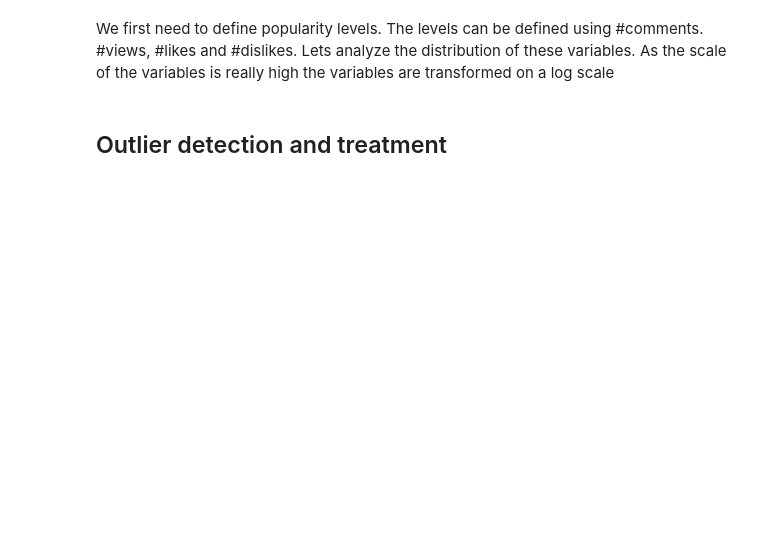
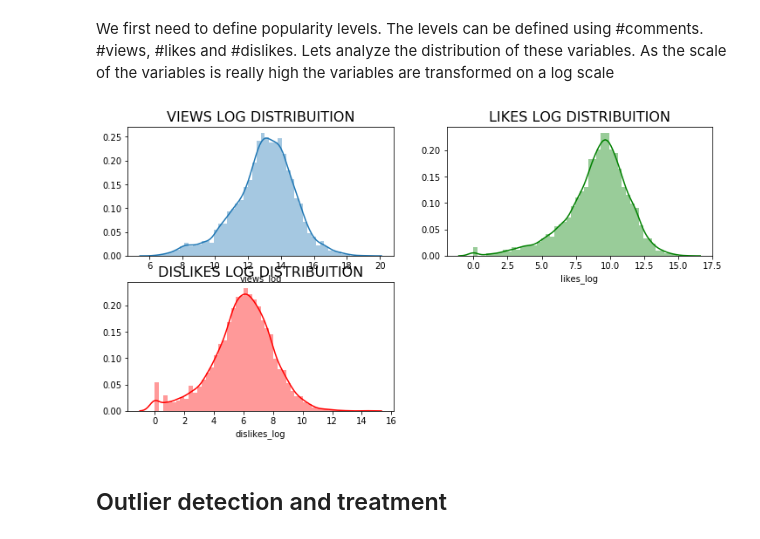
Before and after one commit to Tann10/YouTube, a Jupyter notebook: data-mining/EDA.ipynb, the cells around one changed output. Drawn from its saved outputs; the diff is of its cells as text; code cells hidden in the pictures; blank space fills up the shorter version.

```diff
--- a/data-mining/EDA.ipynb
+++ b/data-mining/EDA.ipynb
@@ -107,20 +172,22 @@ on a log scale
 # %%
 unprocessed_df[['views_log', 'dislikes_log', 'likes_log']] = np.log(unprocessed_df[['views', 'dislikes', 'likes']] +1)
 
 plt.figure(figsize = (12,6))
 plt.subplot(221)
 g1 = sns.distplot(unprocessed_df['views_log'])
 g1.set_title("VIEWS LOG DISTRIBUITION", fontsize=16)
 
-plt.subplot(224)
+plt.subplot(222)
 g2 = sns.distplot(unprocessed_df['likes_log'],color='green')
 g2.set_title('LIKES LOG DISTRIBUITION', fontsize=16)
 
 plt.subplot(223)
 g3 = sns.distplot(unprocessed_df['dislikes_log'], color='r')
 g3.set_title("DISLIKES LOG DISTRIBUITION", fontsize=16)
 
 plt.show()
+# %% [output]
+[figure, added]
 # %% [markdown]
 ## Outlier detection and treatment
 # %%
```
Also changed, not shown: parts of 30 cells of this notebook.
